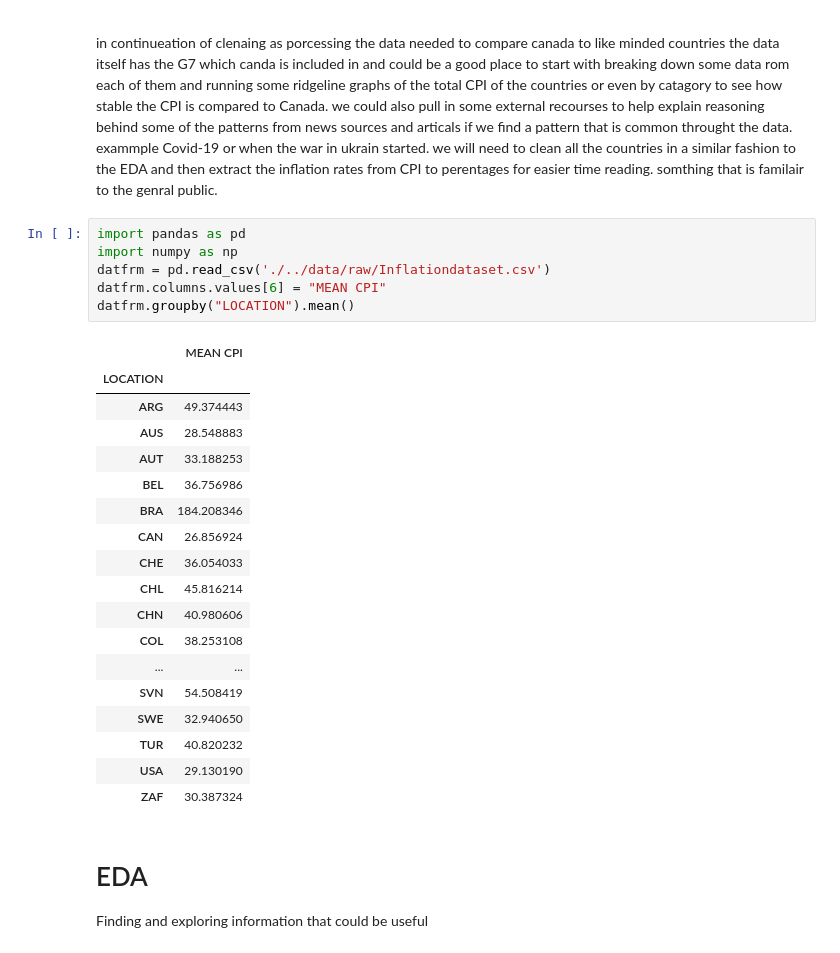
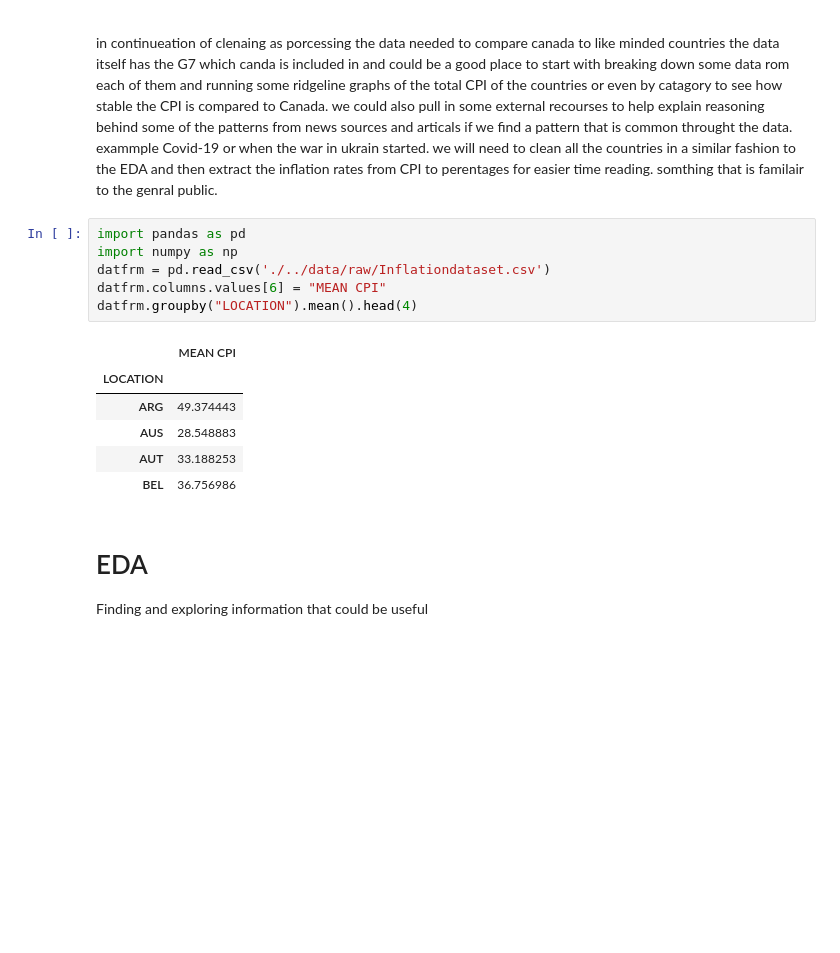
Before and after one commit to ubco-W2022T2-data301/project-group-group19, a Jupyter notebook: analysis/analysis2.ipynb, the cells around one changed output. Saved outputs shown, nothing was run; the diff lists cells and outputs as text; blank space fills up the shorter version.

```diff
--- a/analysis/analysis2.ipynb
+++ b/analysis/analysis2.ipynb
@@ -23,28 +23,16 @@ in continueation of clenaing as porcessing the data needed to compare canada to
 # %%
 import pandas as pd
 import numpy as np
 datfrm = pd.read_csv('./../data/raw/Inflationdataset.csv')
 datfrm.columns.values[6] = "MEAN CPI"
-datfrm.groupby("LOCATION").mean()
+datfrm.groupby("LOCATION").mean().head(4)
 # %% [output]
 |  | MEAN CPI |
 | LOCATION |  |
 | ARG | 49.374443 |
 | AUS | 28.548883 |
 | AUT | 33.188253 |
 | BEL | 36.756986 |
-| BRA | 184.208346 |
-| CAN | 26.856924 |
-| CHE | 36.054033 |
-| CHL | 45.816214 |
-| CHN | 40.980606 |
-| COL | 38.253108 |
-| ... | ... |
-| SVN | 54.508419 |
-| SWE | 32.940650 |
-| TUR | 40.820232 |
-| USA | 29.130190 |
-| ZAF | 30.387324 |
 # %% [markdown]
 # EDA
 Finding and exploring information that could be useful
```
Also changed, not shown: parts of 13 cells of this notebook, 4 other files.
